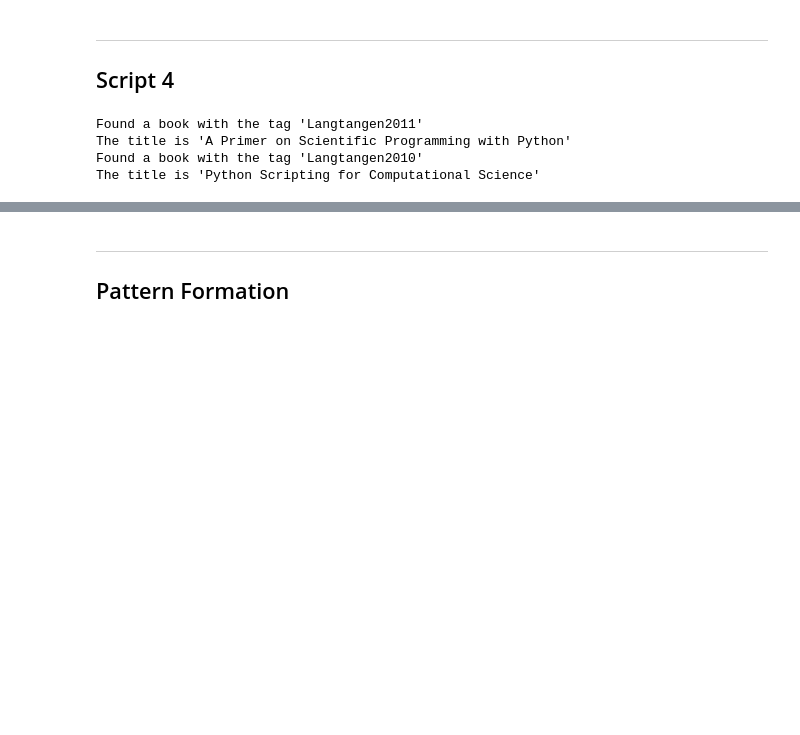
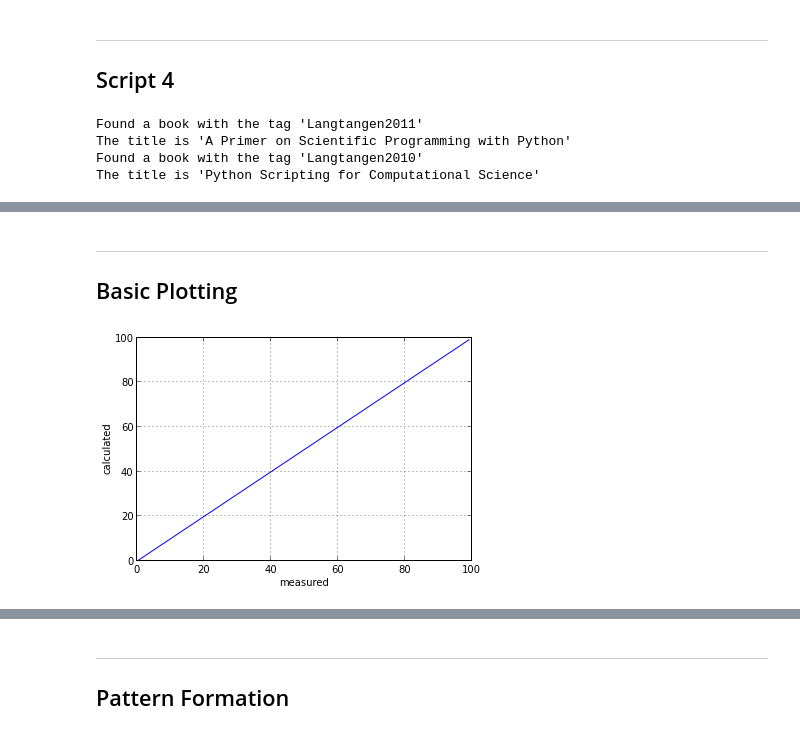
Before and after one commit to pyHPC/pyhpc-tutorial, a Jupyter notebook: 01_Introducing_Python.ipynb, the cells around one changed output, grey strips where cells are left out. Saved outputs shown, nothing was run; the diff lists cells and outputs as text; code cells hidden in the pictures; blank space fills up the shorter version.

```diff
--- a/01_Introducing_Python.ipynb
+++ b/01_Introducing_Python.ipynb
@@ -646,0 +812,13 @@ The title is 'Python Scripting for Computational Science'
+# %% [markdown]
+---
+
+Basic Plotting
+-------------------
+<!--====-->
+# %%
+_ = plot(range(100))
+_ = xlabel("measured")
+_ = ylabel("calculated")
+grid(True)
+# %% [output]
+[figure, added]
```
Also changed, not shown: parts of 54 cells of this notebook.
